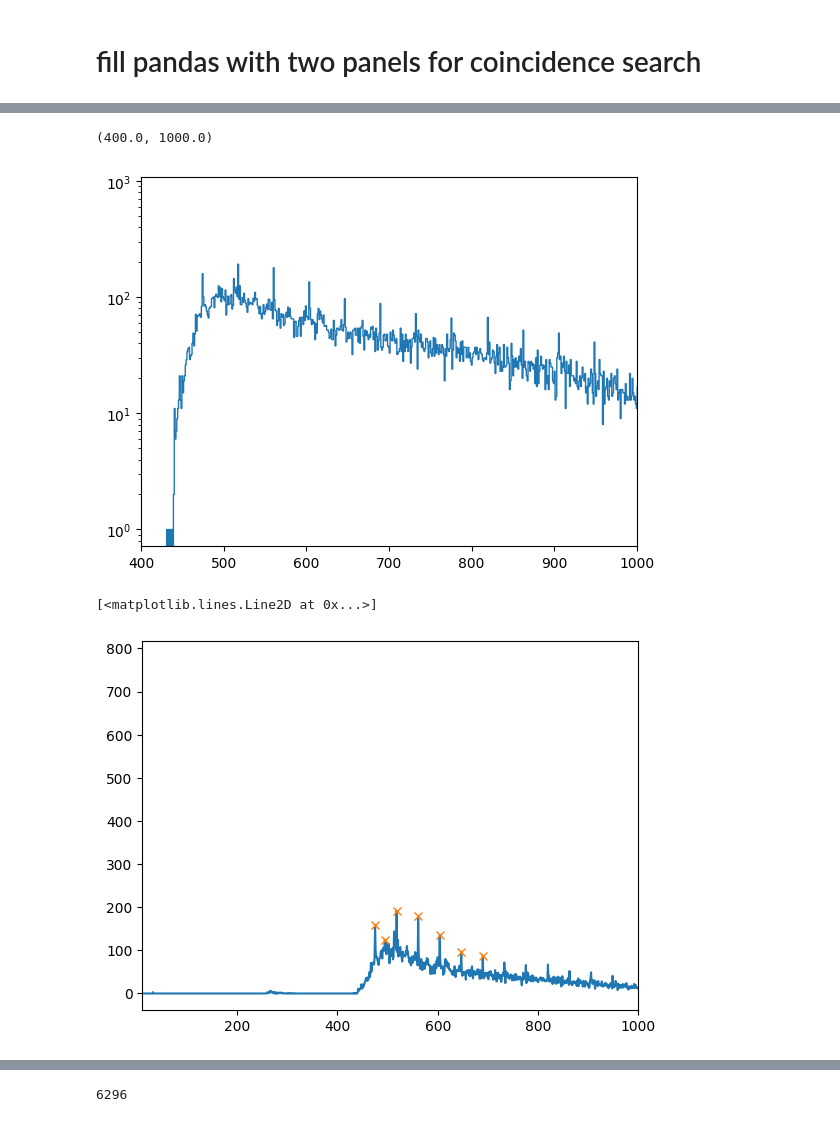
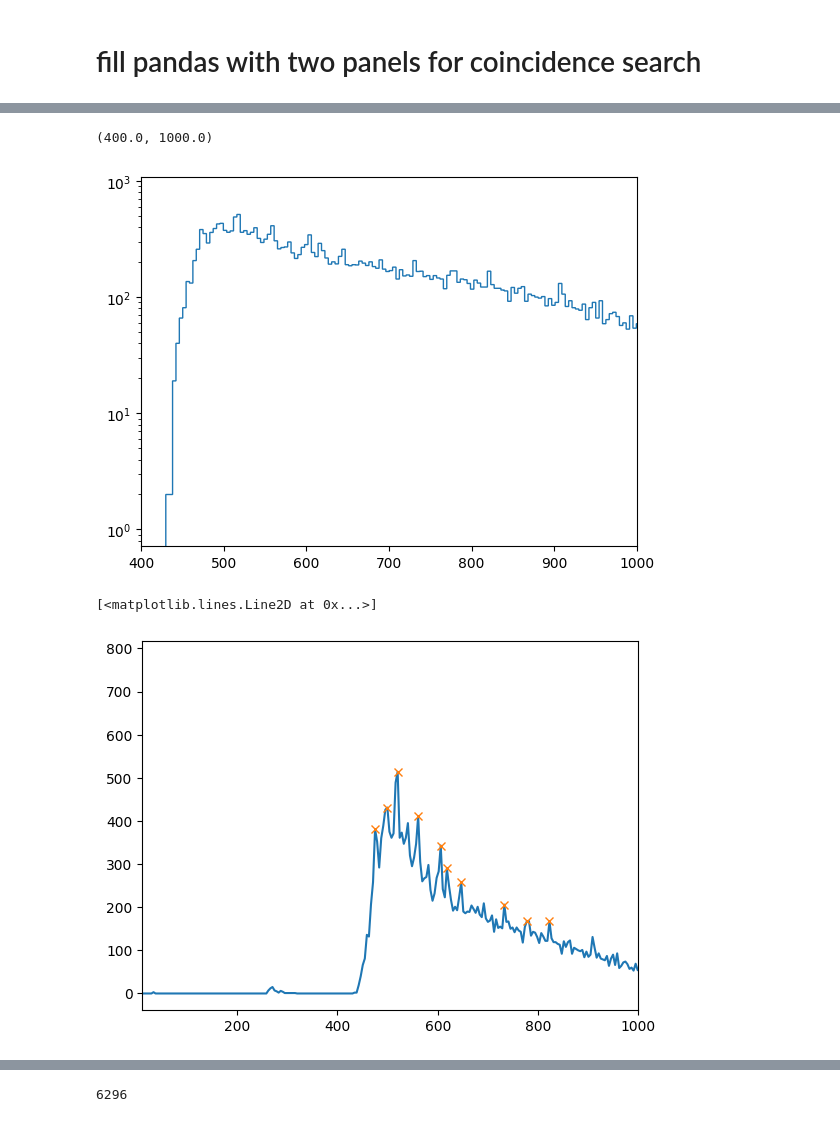
Before and after one commit to dfrikken/panelCodeRETCR, a Jupyter notebook: testingFor24/newHitBufferReader.ipynb, the cells around one changed output, grey strips where cells are left out. Saved outputs shown, nothing was run; the diff lists cells and outputs as text; code cells hidden in the pictures.

```diff
--- a/testingFor24/newHitBufferReader.ipynb
+++ b/testingFor24/newHitBufferReader.ipynb
@@ -304,9 +304,13 @@ def read_bin(fileName, jsonList):
 # %% [markdown]
 # fill pandas with two panels for coincidence search
 # %%
+keepList = []
 count = 0
 for i in hits:
     if i[3] !=0:
+        #print(i)
         count+=1
+        #continue
+    keepList.append(i)
 print(count)
 # %% [output]
@@ -313,0 +322,9 @@ print(count)
+# %%
+for n,i in enumerate(keepList):
+    if n == len(keepList)-1:
+        break
+
+    if n < 10:
+        print(i[0],keepList[n+1][0])
+    if(keepList[n+1][0] <= i[0]):
+        print(f'non lin time')
@@ -353,15 +374,15 @@ WARNING: n adcs > 3 errors = 6
 # %%
 from scipy.signal import find_peaks
-plt.hist(pltList, bins = 4000,histtype='step')
+plt.hist(pltList, bins = 1000,histtype='step')
 plt.yscale('log')
 peaks2, _ = find_peaks(pltList, prominence=1)
 plt.xlim(400,1000)
 # %% [output]
 (400.0, 1000.0)
-[figure, old version]
+[figure, new version]
 # %%
 ages = np.array(pltList)
-hist, bin_edges = np.histogram(ages, 4000)
+hist, bin_edges = np.histogram(ages, 1000)
 bin_edges = bin_edges[1:]
 
 plt.plot(bin_edges, hist)
@@ -370,7 +391,7 @@ peaks, _ = find_peaks(hist, prominence=50)
 plt.plot(bin_edges[peaks], hist[peaks], "x")
 # %% [output]
 [<matplotlib.lines.Line2D at 0x...>]
-[figure, old version]
+[figure, new version]
 # %%
 bin_edges[1] - bin_edges[0]
 # %% [output]
```
Also changed, not shown: parts of 10 cells of this notebook, 1 other file.
